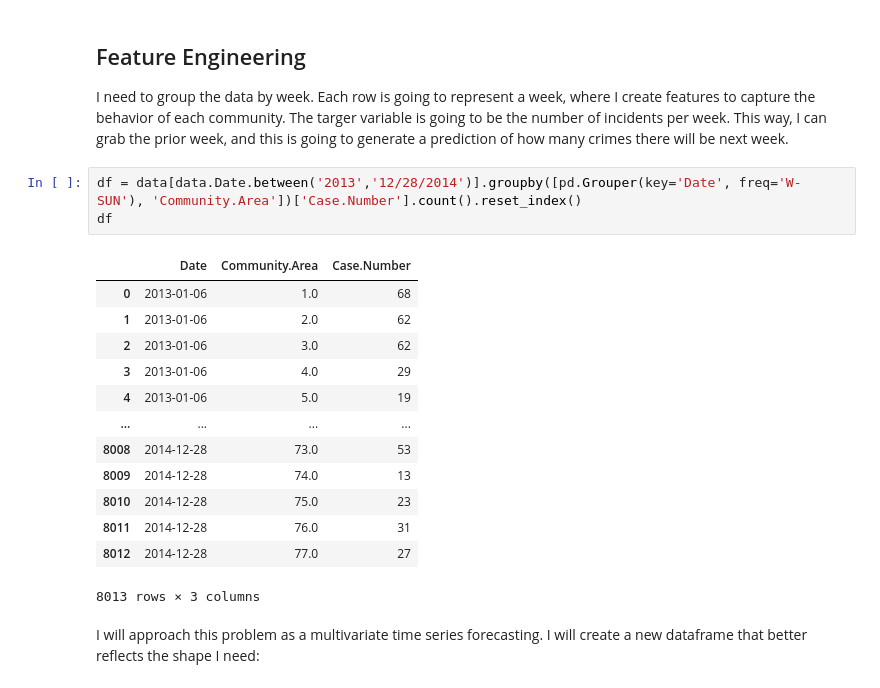
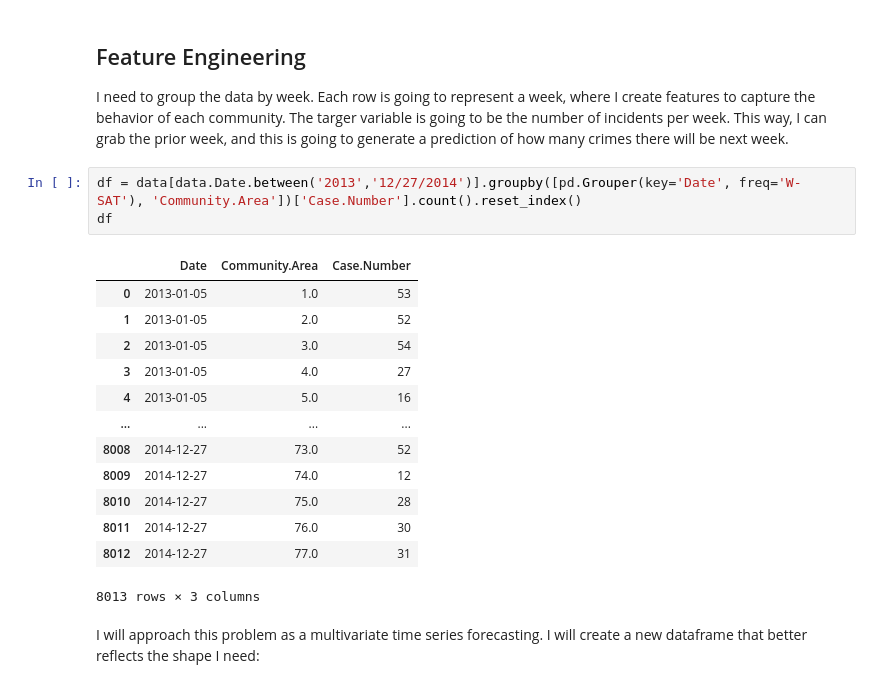
Before and after one commit to ronaldpacheco/nice_challenge, a Jupyter notebook: notebook.ipynb, the cells around one changed output. Cells and saved outputs as stored; diff of their text form.

Commit message:
modified code so the date was inclusive up to the Saturday and not the Sunday

```diff
--- a/notebook.ipynb
+++ b/notebook.ipynb
@@ -49,21 +49,21 @@ memory usage: 107.7+ MB
 
 I need to group the data by week. Each row is going to represent a week, where I create features to capture the behavior of each community. The targer variable is going to be the number of incidents per week. This way, I can grab the prior week, and this is going to generate a prediction of how many crimes there will be next week.
 # %%
-df = data[data.Date.between('2013','12/28/2014')].groupby([pd.Grouper(key='Date', freq='W-SUN'), 'Community.Area'])['Case.Number'].count().reset_index()
+df = data[data.Date.between('2013','12/27/2014')].groupby([pd.Grouper(key='Date', freq='W-SAT'), 'Community.Area'])['Case.Number'].count().reset_index()
 df
 # %% [output]
 |  | Date | Community.Area | Case.Number |
-| 0 | 2013-01-06 | 1.0 | 68 |
-| 1 | 2013-01-06 | 2.0 | 62 |
-| 2 | 2013-01-06 | 3.0 | 62 |
-| 3 | 2013-01-06 | 4.0 | 29 |
-| 4 | 2013-01-06 | 5.0 | 19 |
+| 0 | 2013-01-05 | 1.0 | 53 |
+| 1 | 2013-01-05 | 2.0 | 52 |
+| 2 | 2013-01-05 | 3.0 | 54 |
+| 3 | 2013-01-05 | 4.0 | 27 |
+| 4 | 2013-01-05 | 5.0 | 16 |
 | ... | ... | ... | ... |
-| 8008 | 2014-12-28 | 73.0 | 53 |
-| 8009 | 2014-12-28 | 74.0 | 13 |
-| 8010 | 2014-12-28 | 75.0 | 23 |
-| 8011 | 2014-12-28 | 76.0 | 31 |
-| 8012 | 2014-12-28 | 77.0 | 27 |
+| 8008 | 2014-12-27 | 73.0 | 52 |
+| 8009 | 2014-12-27 | 74.0 | 12 |
+| 8010 | 2014-12-27 | 75.0 | 28 |
+| 8011 | 2014-12-27 | 76.0 | 30 |
+| 8012 | 2014-12-27 | 77.0 | 31 |
 8013 rows × 3 columns
 # %% [markdown]
 I will approach this problem as a multivariate time series forecasting. I will create a new dataframe that better reflects the shape I need:
```
Also changed, not shown: parts of 6 cells of this notebook, 1 other file.
